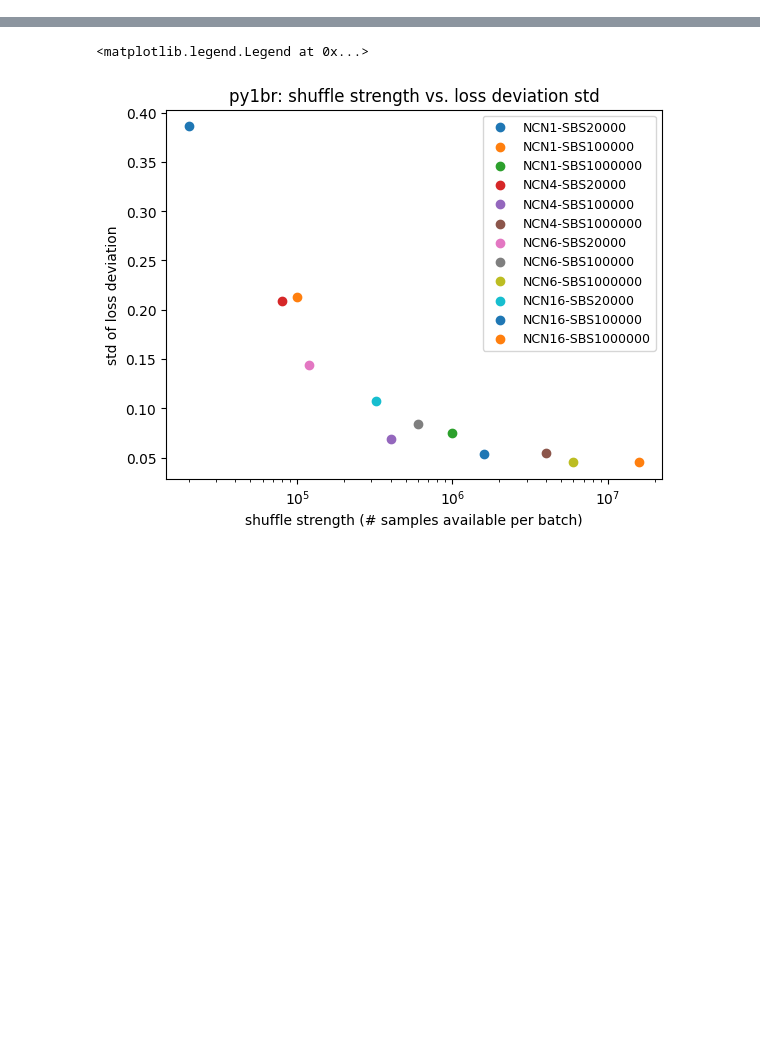
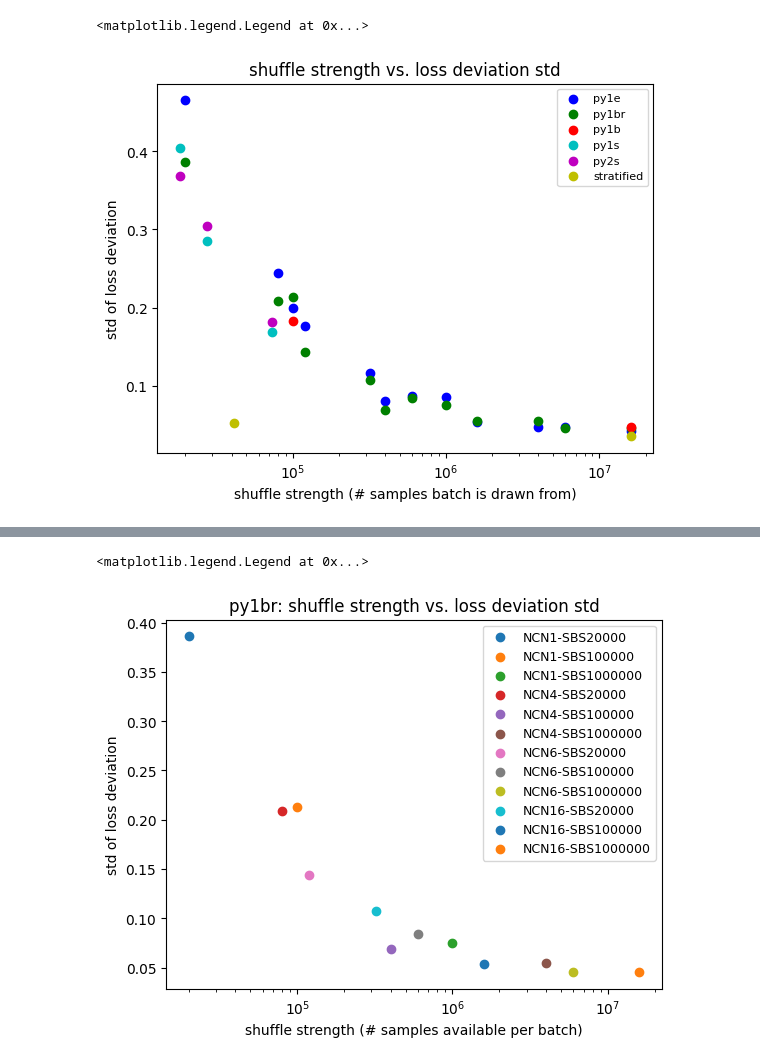
Before and after one commit to snarayan21/saaketh-streaming, a Jupyter notebook: simulation/interfaces/loss_analysis.ipynb, the cells around one changed output, grey strips where cells are left out. Saved outputs shown, nothing was run; the diff lists cells and outputs as text; code cells hidden in the pictures; blank space fills up the shorter version.

Commit message:
all run losses and stream batch probs

```diff
--- a/simulation/interfaces/loss_analysis.ipynb
+++ b/simulation/interfaces/loss_analysis.ipynb
@@ -24,6 +24,13 @@ baseline_loss_file = open(f'./run_losses/train_loss_{baseline_name}', 'rb')
 baseline_train_loss = pickle.load(baseline_loss_file)
 smooth_baseline_train_loss = savgol_filter(baseline_train_loss, 50, 3)
 baseline_loss_file.close()
+# %%
+qkv_baseline_name = "hero-1b-py1b-NCN16-SBS1000000-random-1"
+# Get the baseline train loss curve (strongest shuffle, smooth curve)
+qkv_baseline_loss_file = open(f'./run_losses/train_loss_{qkv_baseline_name}', 'rb')
+qkv_baseline_train_loss = pickle.load(qkv_baseline_loss_file)
+smooth_qkv_baseline_train_loss = savgol_filter(qkv_baseline_train_loss, 50, 3)
+qkv_baseline_loss_file.close()
 # %%
 experiment_names = [
     "mpt-1b-py1e-NCN1-SBS20000-random-1",
@@ -100,13 +170,18 @@ for experiment_name in experiment_names:
     sbs = int(name_info[4][3:])
     shuffle_strength = ncn*sbs
     if 'py1s' in experiment_name or 'py2s' in experiment_name:
-        shuffle_strength = ncn*avg_samples_per_shard
+        if 'stratified' in experiment_name:
+            shuffle_strength = 41368.023 # special case with stratified py1s or py2s
+        else:
+            shuffle_strength = ncn*avg_samples_per_shard
 
     experiment_data['name'].append(experiment_name)
     experiment_data['train_loss'].append(experiment_train_loss)
     experiment_data['smooth_train_loss'].append(smooth_experiment_train_loss)
-    loss_deviation = experiment_train_loss - smooth_baseline_train_loss[:cutoff_step]
-    smooth_loss_deviation = smooth_experiment_train_loss - smooth_baseline_train_loss[:cutoff_step]
+    loss_deviation = experiment_train_loss - smooth_baseline_train_loss[:cutoff_step] if 'hero' not in experiment_name \
+        else experiment_train_loss - smooth_qkv_baseline_train_loss[:cutoff_step]
+    smooth_loss_deviation = smooth_experiment_train_loss - smooth_baseline_train_loss[:cutoff_step] if 'hero' not in experiment_name \
+        else smooth_experiment_train_loss - smooth_qkv_baseline_train_loss[:cutoff_step]
     experiment_data['loss_deviation'].append(loss_deviation)
     experiment_data['smooth_loss_deviation'].append(smooth_loss_deviation)
     experiment_data['last_train_loss'].append(experiment_train_loss[-1])
@@ -195,3 +275,19 @@ for experiment_name in experiment_names:
 # create dataframe with this data
 experiment_df = pd.DataFrame.from_dict(experiment_data)
 full_experiment_df = pd.DataFrame.from_dict(full_experiment_data)
+# %%
+colors = ['b', 'g', 'r', 'c', 'm', 'y', 'k', 'purple', 'saddlebrown', 'salmon']
+categories = ['py1e', 'py1br', 'py1b', 'py1s', 'py2s', 'stratified', 'qkv_clip']
+shuffles = ['py1e', 'py1br', 'py1b', 'py1s', 'py2s']
+# %%
+for i, category_run_names in enumerate(categorized_runs[:6]):
+    category_runs = experiment_df[experiment_df['name'].isin(category_run_names)]
+    plt.scatter(category_runs['shuffle_strength'], category_runs['std_loss_deviation'], color=colors[i], label=categories[i])
+plt.xscale('log')
+plt.xlabel('shuffle strength (# samples batch is drawn from)')
+plt.ylabel('std of loss deviation')
+plt.title('shuffle strength vs. loss deviation std')
+plt.legend(fontsize="8")
+# %% [output]
+<matplotlib.legend.Legend at 0x...>
+[figure, added]
```
Also changed, not shown: parts of 6 cells of this notebook, 23 other files.
